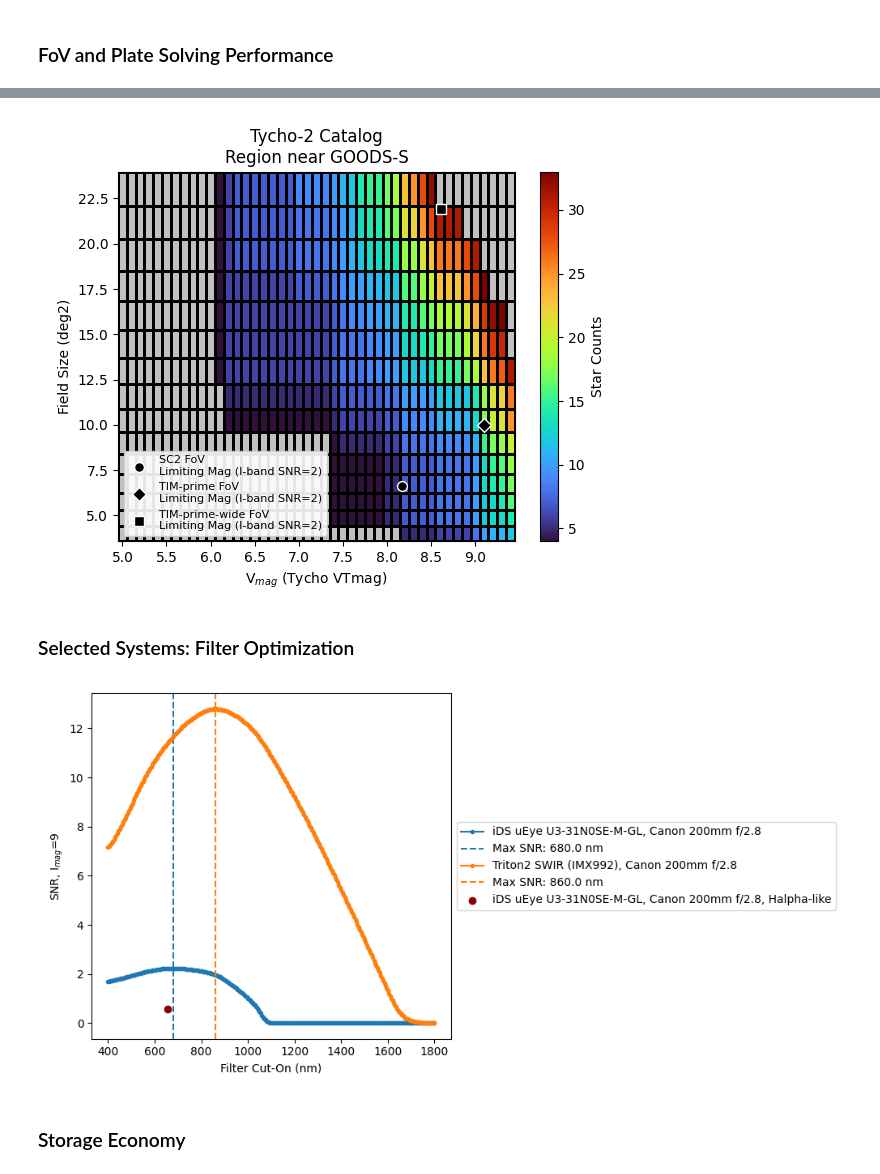
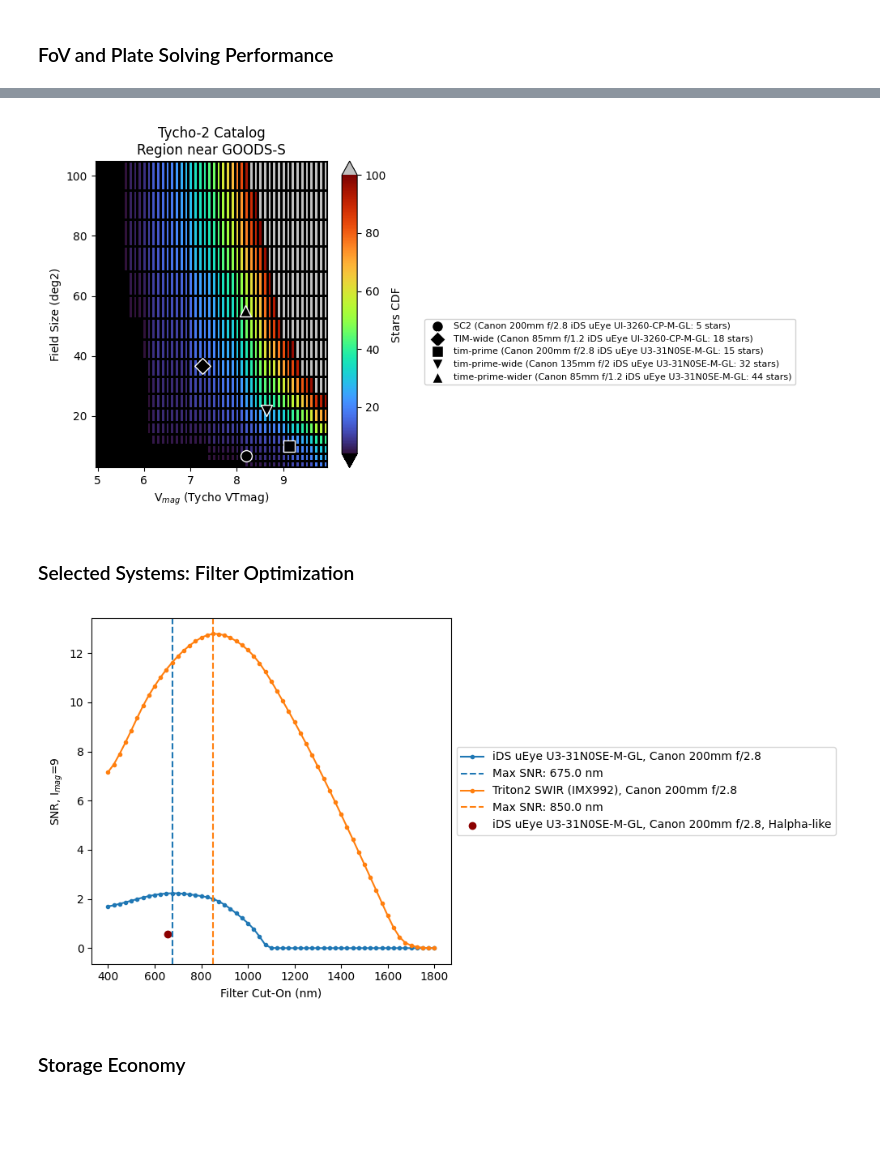
Before and after one commit to evanmayer/starcam-sim, a Jupyter notebook: starcam_trade_study.ipynb, the cells around one changed output, grey strips where cells are left out. Saved outputs shown, nothing was run; the diff lists cells and outputs as text; code cells hidden in the pictures; blank space fills up the shorter version.

```diff
--- a/starcam_trade_study.ipynb
+++ b/starcam_trade_study.ipynb
@@ -382,20 +438,13 @@ swir-ultrawide: [10.09453366  8.08314797] deg -> 81.59560924144688 deg2 -> 40.79
 # %%
-# get properties of stars near GOODS-S
-fovs = np.arange(2, 5, 0.2) * u.deg
+region = coord.SkyCoord(ra='3:32:39.55', dec='-27d47m6.40s', unit=(u.deg, u.deg), frame='icrs')
+# region = coord.SkyCoord(ra='4:38:12.7', dec='21d39m05.2s', unit=(u.deg, u.deg), frame='icrs')
+fovs = np.arange(2, 10.5, 0.5) * u.deg
 xs = []
 hitss = []
 ecdfs = []
 for fov in fovs:
-    # astrometry.net 4100 index file is Tycho-2.
-    query = Vizier(
-        columns=['RAmdeg', 'DEmdeg', 'BTmag', 'VTmag'],
-        column_filters={'VTmag' : f'<{9.5}'},
-        row_limit=10000
-    )
-    region = coord.SkyCoord(ra='3:32:39.55', dec='-27:47:6.40', unit=(u.deg, u.deg), frame='icrs')
-    table = query.query_region(region, width=fov, catalog='I/259/tyc2')[0]
-    table.sort('VTmag')
-    hits = table[:1000]['VTmag']
+    table = get_tycho_stars(region, fov, fov, mag_limit=10, nlimit=1000)
+    hits = table['VTmag']
     hitss.append(hits)
     # https://stackoverflow.com/a/75545886
     x, CDF_counts = np.unique(hits, return_counts = True)
@@ -451,29 +558,50 @@ ax.scatter(table['RAmdeg'], table['DEmdeg'], s=10*(table['VTmag'] - table['VTmag
 # %%
-magbins = np.arange(5, 9.6, 0.1)
+# Create a CDF heatmap in mag/fov-space for the number of stars in the catalog
+magbins = np.arange(5, 10.1, 0.1)
 countss = []
 for i, fov in enumerate(fovs):
     h, b = np.histogram(hitss[i], bins=magbins)
     countss.append(np.cumsum(h))
 X, Y = np.meshgrid(b[:-1], fovs**2)
 Z = np.stack(countss)
 
-fig, ax = plt.subplots()
+fig, ax = plt.subplots(figsize=(10,5))
 cmap = plt.get_cmap('turbo').copy()
-cmap.set_extremes(under='silver', over='silver')
-im = ax.pcolormesh(X, Y, Z, edgecolors='k', vmin=4, vmax=33, cmap=cmap)
-fig.colorbar(im, ax=ax, label='Star Counts')
+cmap.set_extremes(under='k', over='silver')
+im = ax.pcolormesh(X, Y, Z, edgecolors='k', vmin=4, vmax=100, cmap=cmap)
+fig.colorbar(im, ax=ax, label='Stars CDF', extend='both')
 
-ax.scatter(8.17, 6.63 * u.deg**2, s=50, marker='o', color='k', edgecolor='w', label='SC2 FoV\nLimiting Mag (I-band SNR=2)')
-ax.scatter(9.1, 9.97 * u.deg**2, s=50, marker='D', color='k', edgecolor='w', label='TIM-prime FoV\nLimiting Mag (I-band SNR=2)')
-ax.scatter(8.61, 21.9 * u.deg**2, s=50, marker='s', color='k', edgecolor='w', label='TIM-prime-wide FoV\nLimiting Mag (I-band SNR=2)')
+# identify cameras in mag/FoV parameter space
+marker_styles = ['o', 'D', 's', 'v', '^', '<', '>', '*']
+for i, cam in enumerate(cams):
+    limiting_mag = limiting_mags[cam]
+    # ix = np.where(limiting_mag <= magbins)[0][0]
+    # fov_area = cam.fov[0] * cam.fov[1]
+    # iy = np.where(fov_area <= fovs**2)[0][0]
+    # est_stars = Z[iy][ix]
 
-ax.legend(loc='lower left', facecolor='w', fontsize=8, framealpha=0.9)
+    table = get_tycho_stars(region, cam.fov[0], cam.fov[1], mag_limit=limiting_mag, nlimit=1000)
+    est_stars = len(table)
+
+    ax.scatter(
+        limiting_mag,
+        (cam.fov[0] * cam.fov[1]),
+        s=100,
+        marker=marker_styles[i % len(marker_styles)],
+        color='k',
+        edgecolor='w',
+        label=f'{cam.name} ({cam.lens.name} {cam.sensor.name}: {est_stars} stars)'
+    )
+ax.legend(loc='upper left', facecolor='w', fontsize=8, framealpha=0.9, bbox_to_anchor=(1.4, 0.5))
 ax.set_title('Tycho-2 Catalog\nRegion near GOODS-S')
 ax.set_xlabel('V$_{mag}$ (Tycho VTmag)')
 ax.set_ylabel('Field Size (deg2)')
+ax.relim()
+ax.autoscale_view()
+fig.tight_layout()
 plt.show()
 # %% [output]
-[figure, old version]
+[figure, new version]
 # %% [markdown]
 ### Selected Systems: Filter Optimization
 # %%
@@ -482,21 +610,21 @@ fig, ax = plt.subplots(figsize=(10,5))
 filt_sensors = [u3_31n0se, triton2_swir]
 for i, sensor in enumerate(filt_sensors):
     snrs = []
-    for filt in various_filters:
+    for filt in filter_array:
         cam = StarCamera(sensor, canon_200_28, filt, name=f'{sensor.name}-{filt.name}')
         snrs.append(simple_snr_spectral(t_exp, lambd, 9, cam))
     ax.plot(
-        [float(various_filters[i].name) for i in range(len(various_filters))],
+        [float(filter_array[i].name) for i in range(len(filter_array))],
         snrs,
         marker='.',
         label=f'{cam.sensor.name}, {cam.lens.name}'
     )
     max_i = np.argmax(snrs)
     ax.axvline(
-        float(various_filters[max_i].name),
+        float(filter_array[max_i].name),
         linestyle='--',
         color=f'C{i}',
-        label=f'Max SNR: {float(various_filters[max_i].name)} nm'
+        label=f'Max SNR: {float(filter_array[max_i].name)} nm'
     )
 
 # narrowband, for good measure
@@ -514,7 +642,7 @@ ax.set_xlabel('Filter Cut-On (nm)')
 ax.set_ylabel('SNR, I$_{mag}$=9')
 fig.tight_layout()
 # %% [output]
-[figure, old version]
+[figure, new version]
 # %% [markdown]
 ### Storage Economy
 # %%
```
Also changed, not shown: parts of 20 cells of this notebook, 2 other files.
